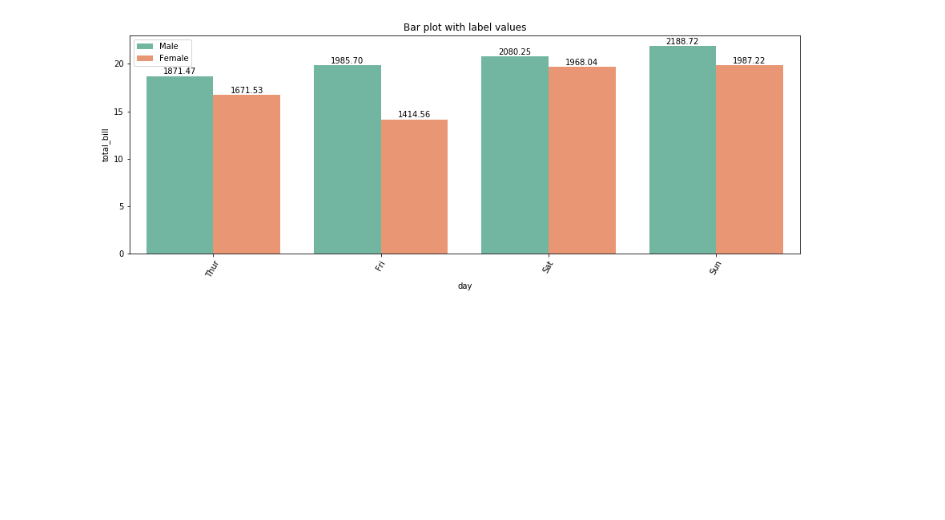
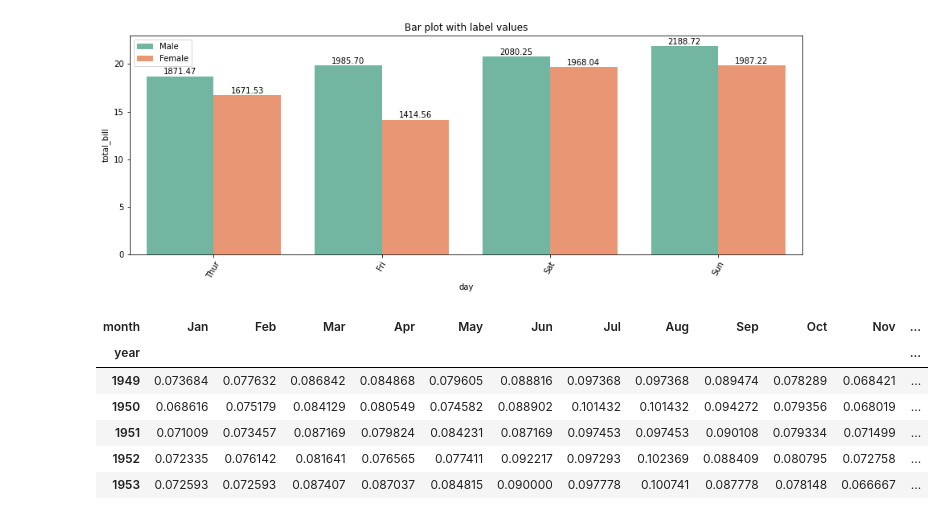
Before and after one commit to dpatchigolla/ml-templates, a Jupyter notebook: plotting.ipynb, the cells around one changed output. Cells and saved outputs as stored; diff of their text form; code cells hidden in the pictures; blank space fills up the shorter version.

```diff
--- a/plotting.ipynb
+++ b/plotting.ipynb
@@ -35,0 +40,10 @@ plt.title("Bar plot with label values");
+# %%
+flights.head()
+# %% [output]
+| month | Jan | Feb | Mar | Apr | May | Jun | Jul | Aug | Sep | Oct | Nov | ... |
+| year |  |  |  |  |  |  |  |  |  |  |  | ... |
+| 1949 | 0.073684 | 0.077632 | 0.086842 | 0.084868 | 0.079605 | 0.088816 | 0.097368 | 0.097368 | 0.089474 | 0.078289 | 0.068421 | ... |
+| 1950 | 0.068616 | 0.075179 | 0.084129 | 0.080549 | 0.074582 | 0.088902 | 0.101432 | 0.101432 | 0.094272 | 0.079356 | 0.068019 | ... |
+| 1951 | 0.071009 | 0.073457 | 0.087169 | 0.079824 | 0.084231 | 0.087169 | 0.097453 | 0.097453 | 0.090108 | 0.079334 | 0.071499 | ... |
+| 1952 | 0.072335 | 0.076142 | 0.081641 | 0.076565 | 0.077411 | 0.092217 | 0.097293 | 0.102369 | 0.088409 | 0.080795 | 0.072758 | ... |
+| 1953 | 0.072593 | 0.072593 | 0.087407 | 0.087037 | 0.084815 | 0.090000 | 0.097778 | 0.100741 | 0.087778 | 0.078148 | 0.066667 | ... |
```
Also changed, not shown: parts of 3 cells of this notebook, 1 other file.
